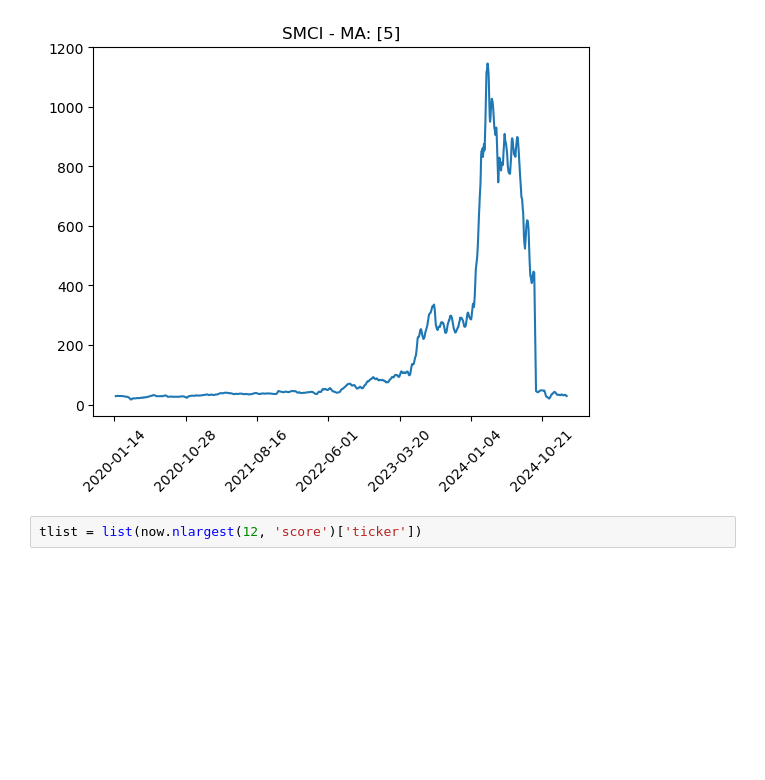
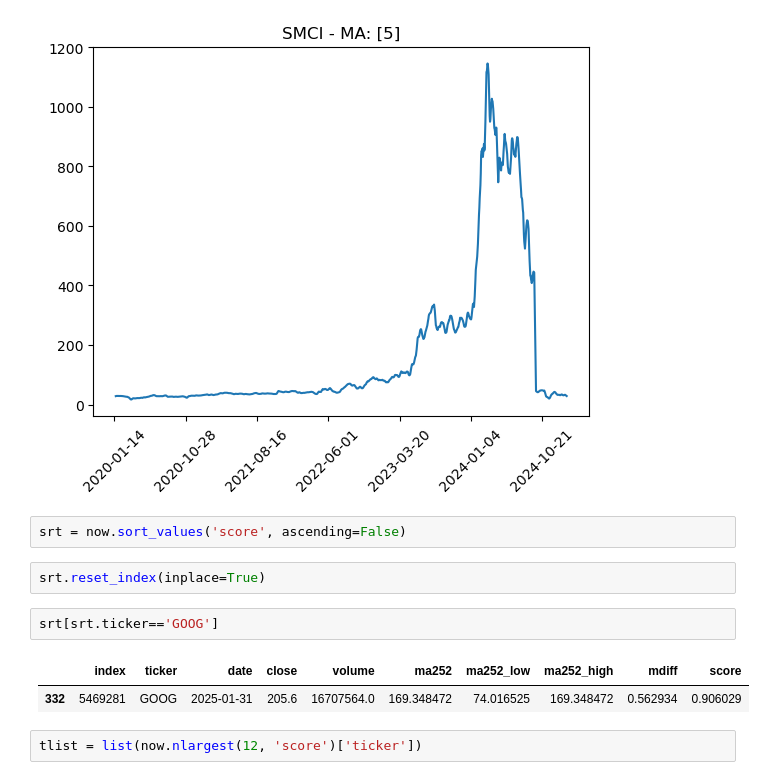
Before and after one commit to j-huic/stonks, a Jupyter notebook: downbeat.ipynb, the cells around one changed output. Cells and saved outputs as stored; diff of their text form; blank space fills up the shorter version.

```diff
--- a/downbeat.ipynb
+++ b/downbeat.ipynb
@@ -41,6 +41,15 @@ plot(df[df['date'].between('2024-09-15', '2024-09-31')], 'smci')
 plot(df, 'smci')
 # %% [output]
 [figure]
+# %%
+srt = now.sort_values('score', ascending=False)
+# %%
+srt.reset_index(inplace=True)
+# %%
+srt[srt.ticker=='GOOG']
+# %% [output]
+|  | index | ticker | date | close | volume | ma252 | ma252_low | ma252_high | mdiff | score |
+| 332 | 5469281 | GOOG | 2025-01-31 | 205.6 | 16707564.0 | 169.348472 | 74.016525 | 169.348472 | 0.562934 | 0.906029 |
 # %%
 tlist = list(now.nlargest(12, 'score')['ticker'])
 # %%
```
Also changed, not shown: 2 other files.
